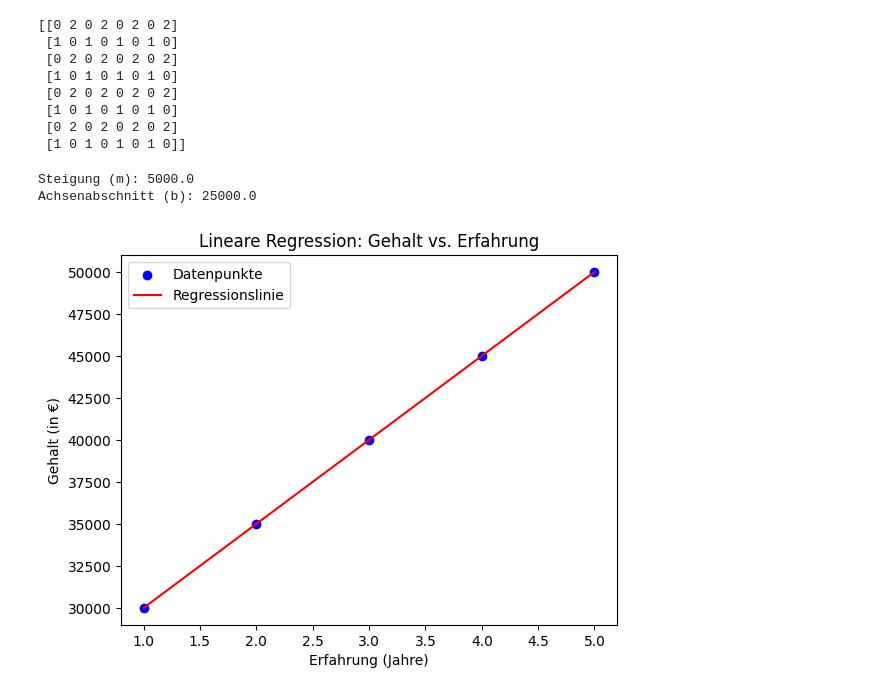
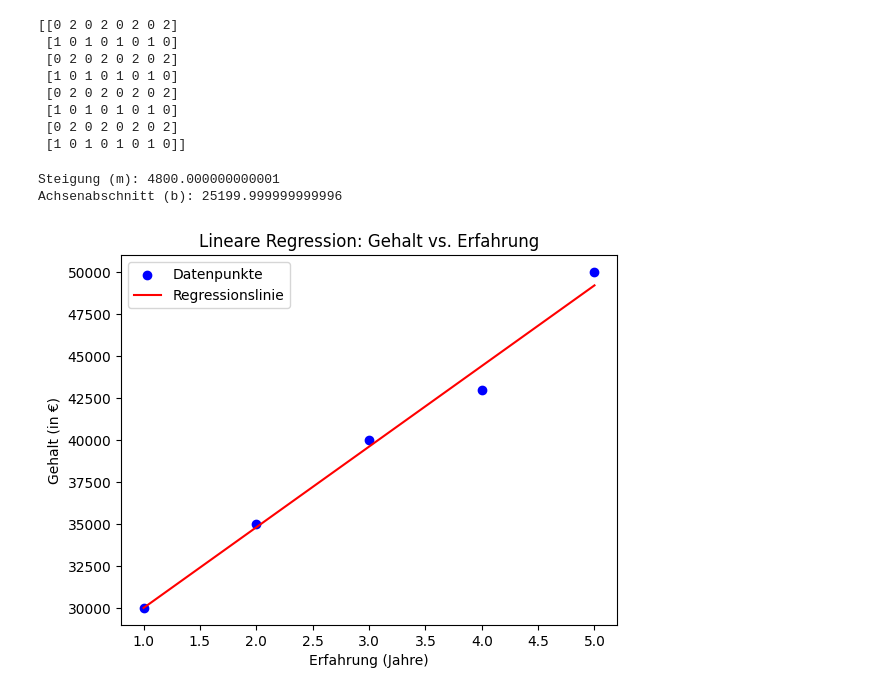
Before and after one commit to Matz21X/2024_25_5BHITS, a Jupyter notebook: INSY/Numpy Aufgabe 1/Numpy1.ipynb, the cells around one changed output. Drawn from its saved outputs; the diff is of its cells as text; code cells hidden in the pictures.

```diff
--- a/INSY/Numpy Aufgabe 1/Numpy1.ipynb
+++ b/INSY/Numpy Aufgabe 1/Numpy1.ipynb
@@ -94,32 +94,32 @@ print(index)
 # %%
 import numpy as np
 import matplotlib.pyplot as plt
 from sklearn.linear_model import LinearRegression
 
 # Daten
 x = np.array([1, 2, 3, 4, 5]).reshape(-1, 1)  # Unabhängige Variable (Erfahrung)
-y = np.array([30000, 35000, 40000, 45000, 50000])  # Abhängige Variable (Gehalt)
+y = np.array([30000, 35000, 40000, 43000, 50000])  # Abhängige Variable (Gehalt)
 
 # Modell erstellen und trainieren
 model = LinearRegression()
 model.fit(x, y)
 
 # Vorhersagen
 y_pred = model.predict(x)
 
 # Modellparameter
 print("Steigung (m):", model.coef_[0])
 print("Achsenabschnitt (b):", model.intercept_)
 
 # Visualisierung
 plt.scatter(x, y, color='blue', label='Datenpunkte')
 plt.plot(x, y_pred, color='red', label='Regressionslinie')
 plt.xlabel('Erfahrung (Jahre)')
 plt.ylabel('Gehalt (in €)')
 plt.title('Lineare Regression: Gehalt vs. Erfahrung')
 plt.legend()
 plt.show()
 # %% [output]
-Steigung (m): 5000.0
-Achsenabschnitt (b): 25000.0
+Steigung (m): 4800.000000000001
+Achsenabschnitt (b): 25199.999999999996
-[figure, old version]
+[figure, new version]
```
